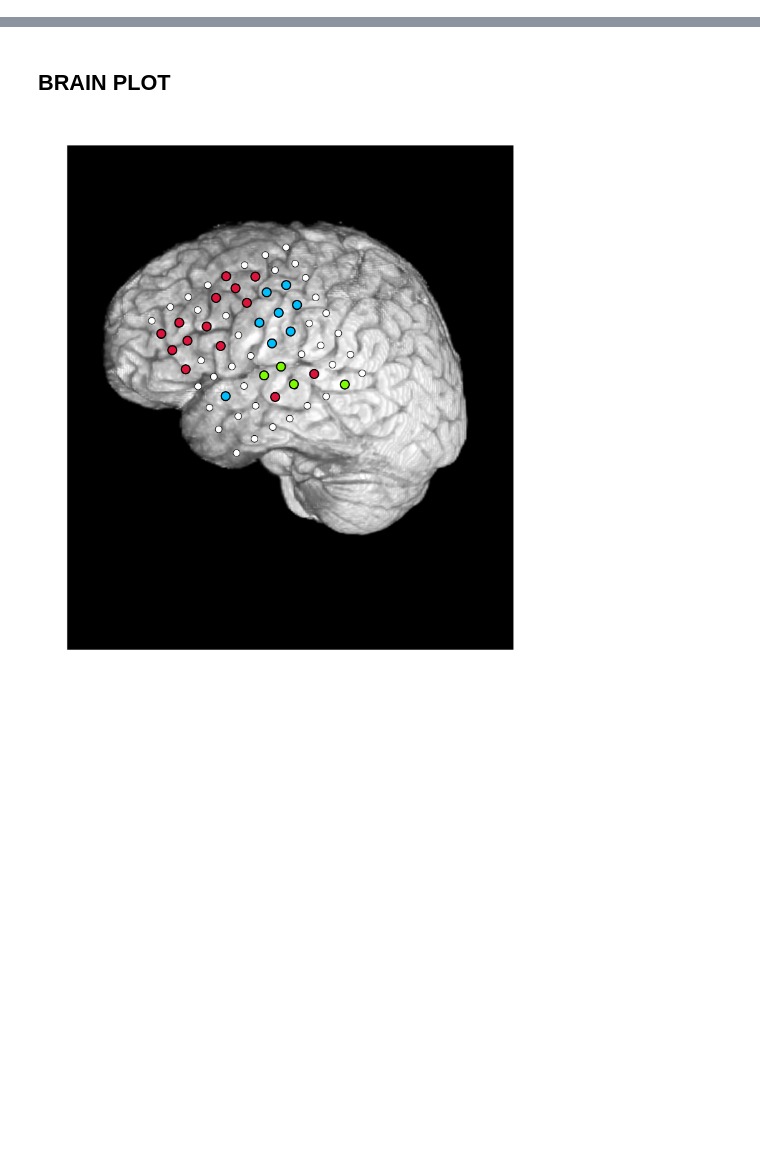
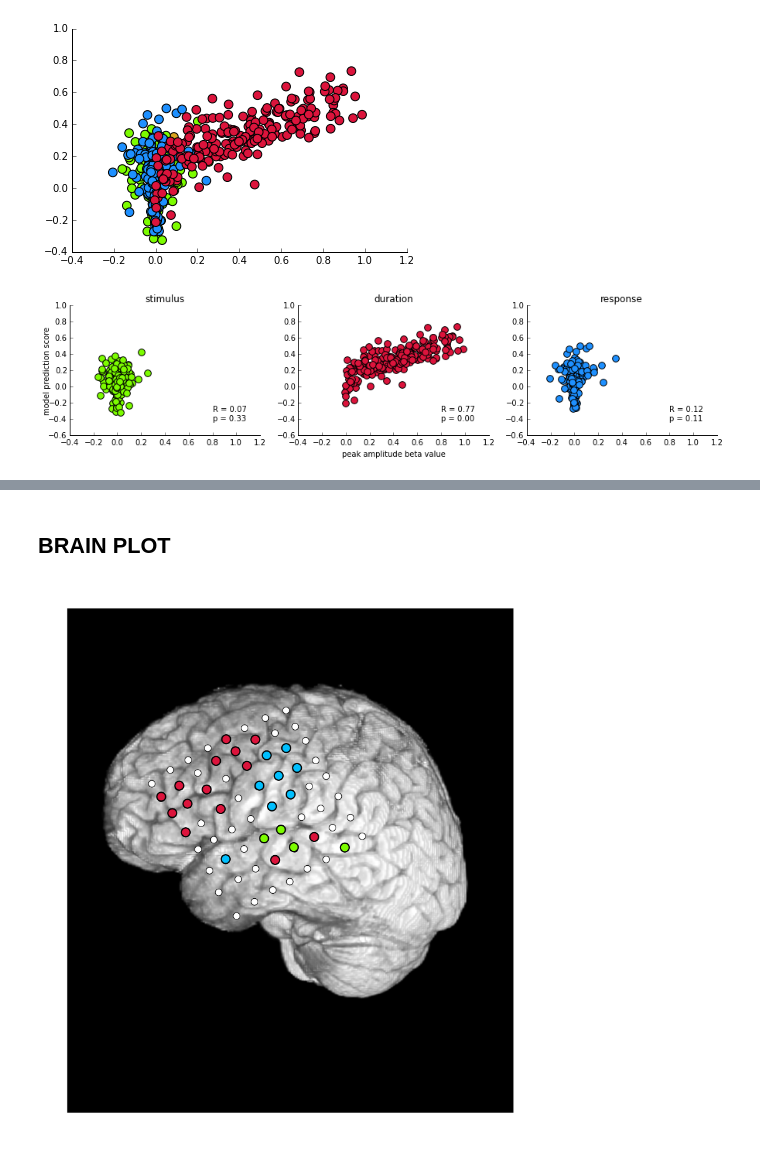
Before and after one commit to matarhaller/ECOGpy, a Jupyter notebook: fig_for_Bob.ipynb, the cells around one changed output, grey strips where cells are left out. Cells and saved outputs as stored; diff of their text form; code cells hidden in the pictures; blank space fills up the shorter version.

```diff
--- a/fig_for_Bob.ipynb
+++ b/fig_for_Bob.ipynb
@@ -11,0 +50,61 @@ import matplotlib.pyplot as plt
+# %%
+df = df.sort('pattern', ascending = False)
+
+color_dict = {'D':'crimson','R':'dodgerblue', 'S': 'lawngreen', 'SR':'lawngreen', 'sustained':'goldenrod', 'S+sustained':'goldenrod'}
+df['color'] = df.pattern.apply(lambda x: color_dict[x])
+
+f, ax = plt.subplots()
+ax.scatter(df[param], df.pred_score, color = df.color, s = 75, edgecolor = 'k')
+ax.spines['top'].set_visible(False)
+ax.spines['right'].set_visible(False)
+ax.get_xaxis().tick_bottom()
+ax.get_yaxis().tick_left()
+
+filename= os.path.join(SJdir, 'PCA', 'Results', 'betas_vs_pred_'+param+'_nobadsubj_noEmoRep.png')
+plt.savefig(filename, dpi = 300)
+
+#small multiples
+f, ax = plt.subplots(1,3, sharey = False, figsize = (15,3))
+f.subplots_adjust(hspace = 0.5)
+
+big_ax = f.add_subplot(111)    # The big subplot
+big_ax.spines['top'].set_color('none')
+big_ax.spines['bottom'].set_color('none')
+big_ax.spines['left'].set_color('none')
+big_ax.spines['right'].set_color('none')
+big_ax.tick_params(labelcolor='none', top='off', bottom='off', left='off', right='off')
+big_ax.set_axis_bgcolor('none')
+big_ax.set_xlabel('peak amplitude beta value')
+big_ax.set_ylabel('model prediction score')
+
+ax[1].scatter(df[param][df.pattern == 'D'], df.pred_score[df.pattern == 'D'], color = 'crimson', s = 75, edgecolor= 'k', label = 'duration')
+ax[2].scatter(df[param][df.pattern == 'R'], df.pred_score[df.pattern == 'R'], color = 'dodgerblue', s = 75, edgecolor= 'k', label = 'response')
+ax[0].scatter(df[param][(df.pattern == 'S') | (df.pattern == 'SR')], df.pred_score[(df.pattern == 'S') | (df.pattern == 'SR')], color = 'lawngreen', s = 75, edgecolor= 'k', label = 'stimulus')
+#ax[1,1].scatter(df.maxes_rel[(df.pattern == 'sustained') | (df.pattern == 'S+sustained')], df.pred_score[(df.pattern == 'sustained') | (df.pattern == 'S+sustained')], color = 'goldenrod', s = 75, edgecolor= 'k', label = 'sustained')
+
+title_list = ['stimulus','duration','response']
+for i, x in enumerate(ax.flatten()):
+    x.spines['top'].set_visible(False)
+    x.spines['right'].set_visible(False)
+    x.get_xaxis().tick_bottom()
+    x.get_yaxis().tick_left()
+    x.set_ylim((-0.6,1))
+    x.set_xlim((-0.4, 1.2))
+    x.set_title(title_list[i])
+
+#add R and p values
+text_str = 'R = %.2f\np = %.2f' %stats.pearsonr(df[param][(df.pattern=='S') | (df.pattern == 'SR')], df.pred_score[(df.pattern=='S') | (df.pattern == 'SR')])
+ax[0].text(.75,0.1, text_str, transform = ax[0].transAxes, verticalalignment = 'bottom')
+
+text_str = 'R = %.2f\np = %.2f' %stats.pearsonr(df[param][(df.pattern=='D')], df.pred_score[(df.pattern == 'D')])
+ax[1].text(.75,0.1, text_str, transform = ax[1].transAxes, verticalalignment = 'bottom')
+
+text_str = 'R = %.2f\np = %.2f' %stats.pearsonr(df[param][(df.pattern=='R')], df.pred_score[(df.pattern == 'R')])
+ax[2].text(.75,0.1, text_str, transform = ax[2].transAxes, verticalalignment = 'bottom')
+
+
+filename= os.path.join(SJdir, 'PCA', 'Results', 'betas_vs_pred_'+param+'_subplots_nosustained_nobadsubj_noEmoRep.png')
+plt.savefig(filename, dpi = 300)
+# %% [output]
+[figure, added]
+[figure, added]
```
Also changed, not shown: parts of 41 cells of this notebook, 19 other files.
